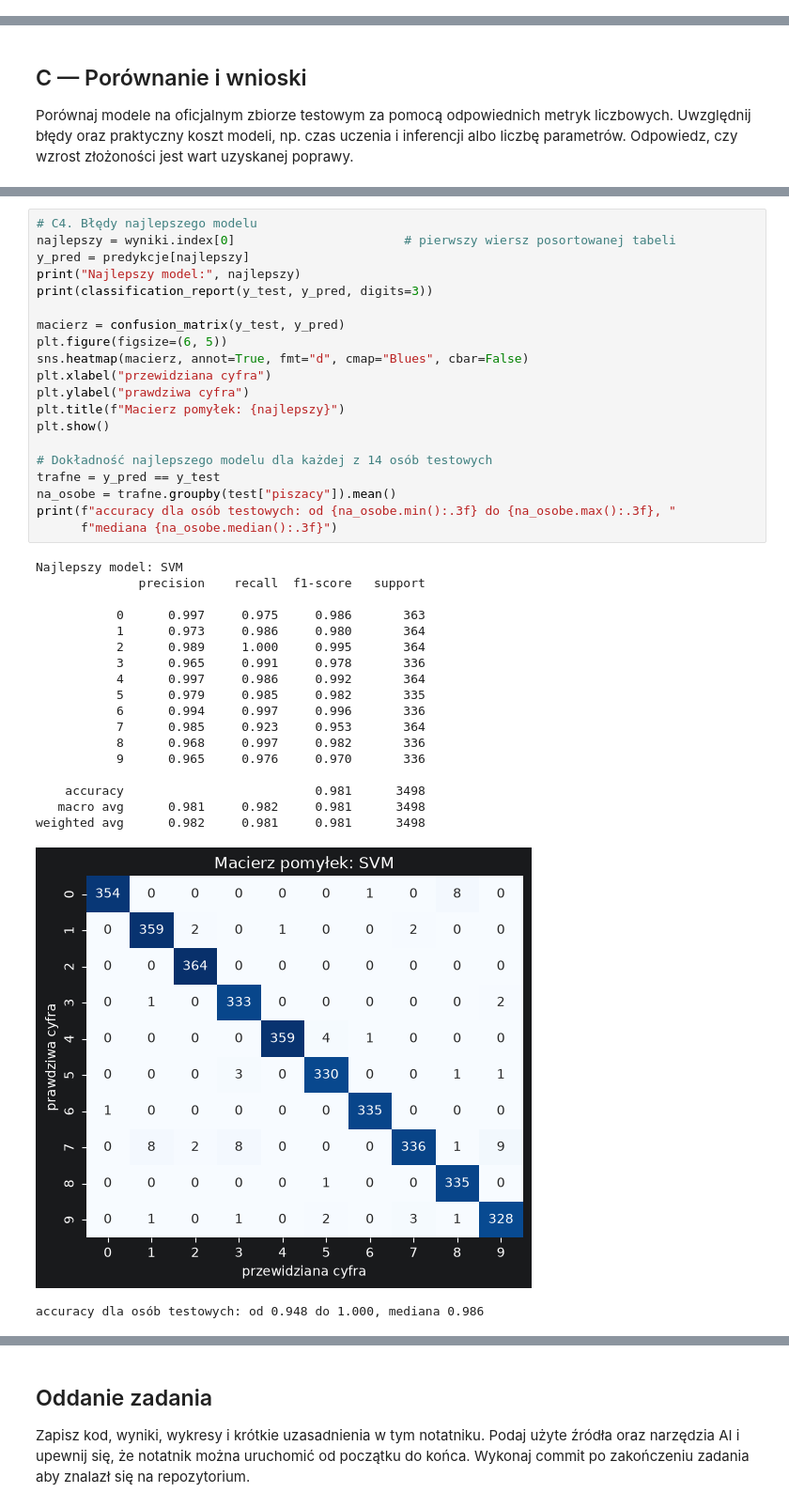
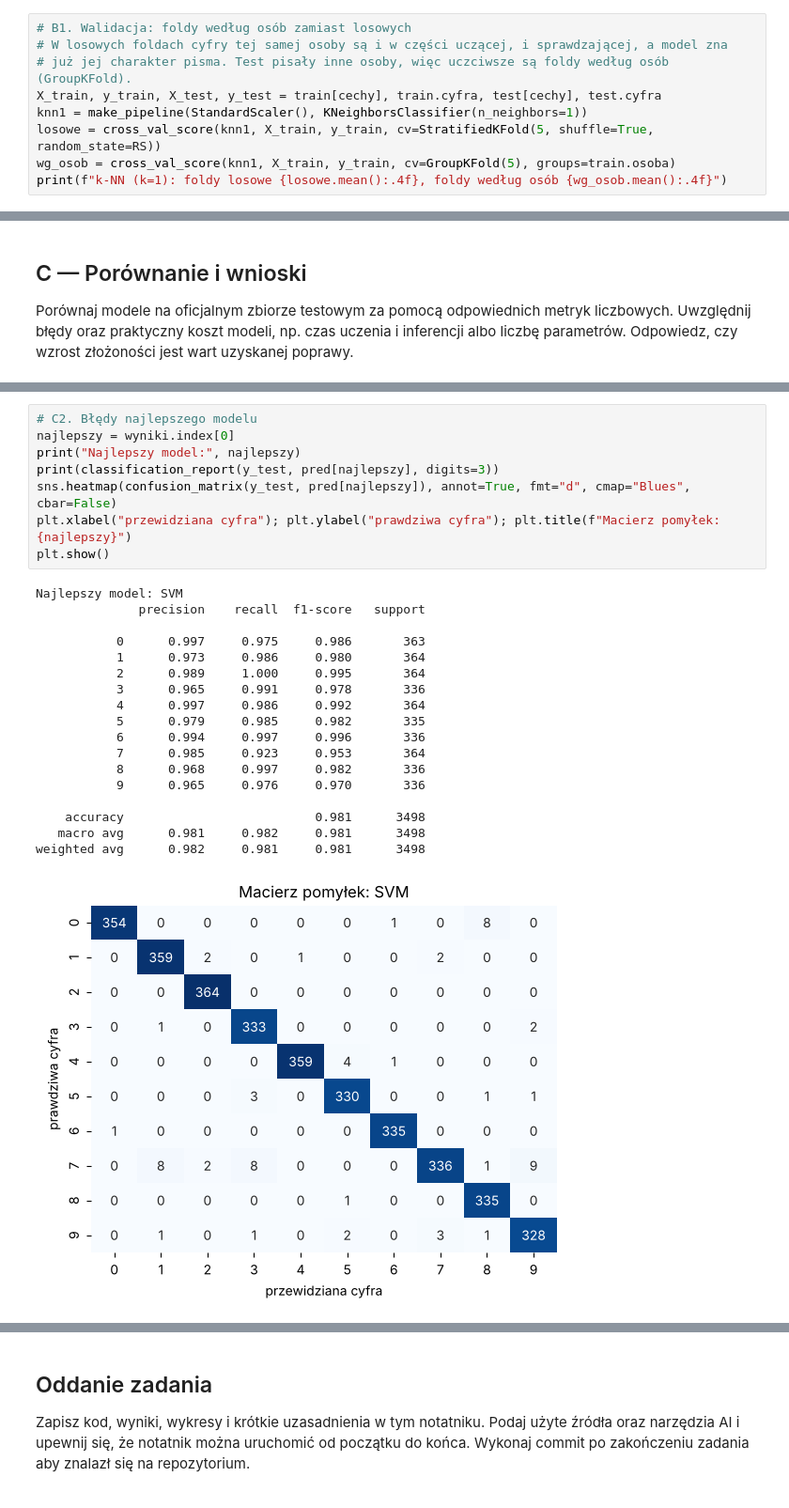
Before and after one commit to 1Rhienns/Rekrutacja-AI-Med-2026-2027, a Jupyter notebook: Zadanie-1/Rozwiązanie-1.ipynb, the cells around one changed output, grey strips where cells are left out. Shown at 94% size. Drawn from its saved outputs; the diff is of its cells as text.

```diff
--- a/Zadanie-1/Rozwiązanie-1.ipynb
+++ b/Zadanie-1/Rozwiązanie-1.ipynb
@@ -265,0 +129,9 @@ k-NN (k=1), foldy według osób: 0.9672
+# %%
+# B1. Walidacja: foldy według osób zamiast losowych
+# W losowych foldach cyfry tej samej osoby są i w części uczącej, i sprawdzającej, a model zna
+# już jej charakter pisma. Test pisały inne osoby, więc uczciwsze są foldy według osób (GroupKFold).
+X_train, y_train, X_test, y_test = train[cechy], train.cyfra, test[cechy], test.cyfra
+knn1 = make_pipeline(StandardScaler(), KNeighborsClassifier(n_neighbors=1))
+losowe = cross_val_score(knn1, X_train, y_train, cv=StratifiedKFold(5, shuffle=True, random_state=RS))
+wg_osob = cross_val_score(knn1, X_train, y_train, cv=GroupKFold(5), groups=train.osoba)
+print(f"k-NN (k=1): foldy losowe {losowe.mean():.4f}, foldy według osób {wg_osob.mean():.4f}")
@@ -377,41 +198,28 @@ plt.show()
 # %%
-# C4. Błędy najlepszego modelu
-najlepszy = wyniki.index[0]                       # pierwszy wiersz posortowanej tabeli
-y_pred = predykcje[najlepszy]
+# C2. Błędy najlepszego modelu
+najlepszy = wyniki.index[0]
 print("Najlepszy model:", najlepszy)
-print(classification_report(y_test, y_pred, digits=3))
-
-macierz = confusion_matrix(y_test, y_pred)
-plt.figure(figsize=(6, 5))
-sns.heatmap(macierz, annot=True, fmt="d", cmap="Blues", cbar=False)
-plt.xlabel("przewidziana cyfra")
-plt.ylabel("prawdziwa cyfra")
-plt.title(f"Macierz pomyłek: {najlepszy}")
+print(classification_report(y_test, pred[najlepszy], digits=3))
+sns.heatmap(confusion_matrix(y_test, pred[najlepszy]), annot=True, fmt="d", cmap="Blues", cbar=False)
+plt.xlabel("przewidziana cyfra"); plt.ylabel("prawdziwa cyfra"); plt.title(f"Macierz pomyłek: {najlepszy}")
 plt.show()
-
-# Dokładność najlepszego modelu dla każdej z 14 osób testowych
-trafne = y_pred == y_test
-na_osobe = trafne.groupby(test["piszacy"]).mean()
-print(f"accuracy dla osób testowych: od {na_osobe.min():.3f} do {na_osobe.max():.3f}, "
-      f"mediana {na_osobe.median():.3f}")
 # %% [output]
 Najlepszy model: SVM
               precision    recall  f1-score   support
 
            0      0.997     0.975     0.986       363
            1      0.973     0.986     0.980       364
            2      0.989     1.000     0.995       364
            3      0.965     0.991     0.978       336
            4      0.997     0.986     0.992       364
            5      0.979     0.985     0.982       335
            6      0.994     0.997     0.996       336
            7      0.985     0.923     0.953       364
            8      0.968     0.997     0.982       336
            9      0.965     0.976     0.970       336
 
     accuracy                          0.981      3498
    macro avg      0.981     0.982     0.981      3498
 weighted avg      0.982     0.981     0.981      3498
-[figure, old version]
+[figure, new version]
-accuracy dla osób testowych: od 0.948 do 1.000, mediana 0.986
 # %%
```
Also changed, not shown: parts of 23 cells of this notebook, 5 other files.
